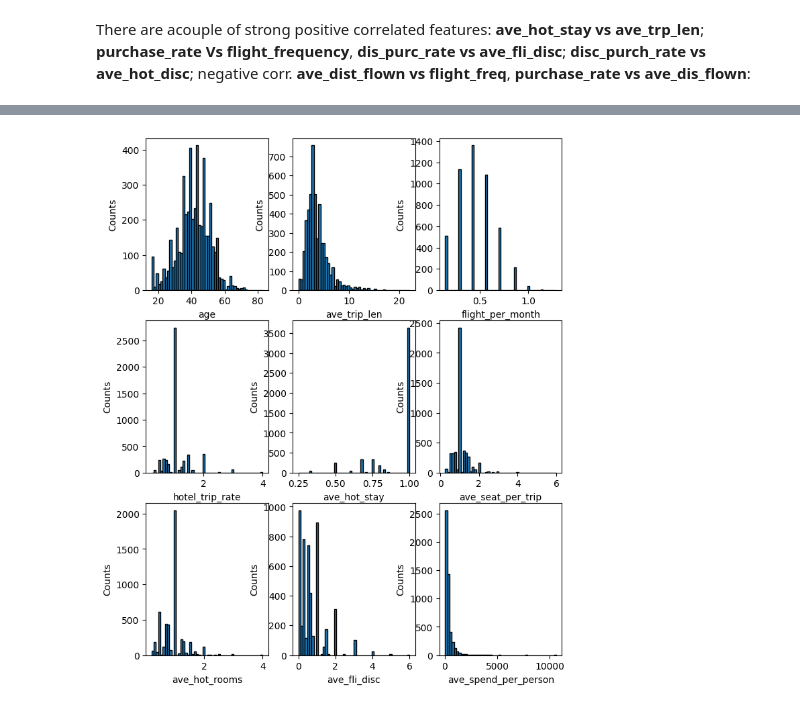
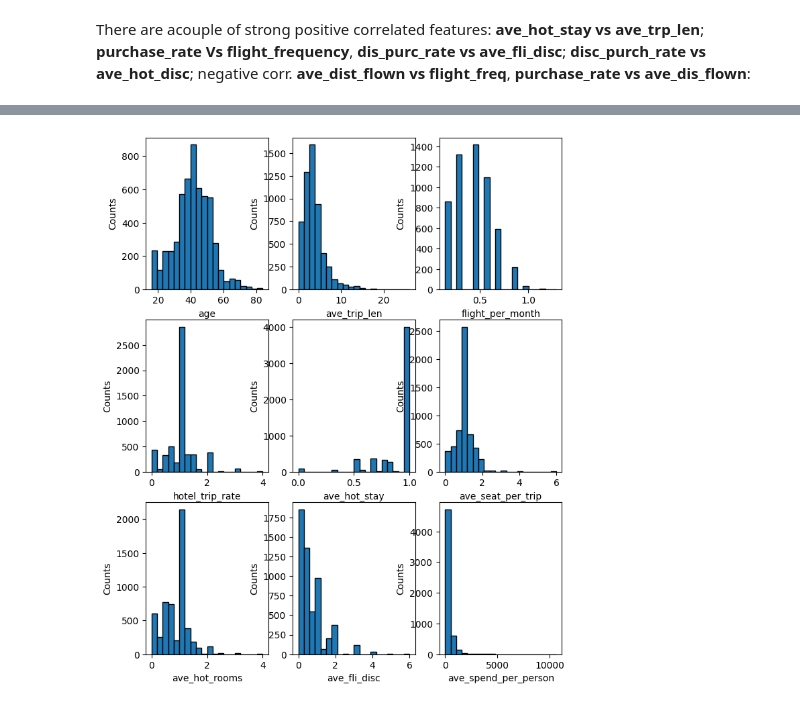
Before and after one commit to derewor/Travel-Tide-project, a Jupyter notebook: TravelTide_project_final.ipynb, the cells around one changed output, grey strips where cells are left out. Cells and saved outputs as stored; diff of their text form; code cells hidden in the pictures.

```diff
--- a/TravelTide_project_final.ipynb
+++ b/TravelTide_project_final.ipynb
@@ -270,7 +298,7 @@ merged_table['ave_price_per_seat'] = np.round(merged_table['sum_fli_spend'] / me
 selected_metrics = merged_table[['user_id','married','has_children','age','ave_trip_len','ave_num_flights','flight_per_month','hotel_trip_rate','ave_hot_stay',
        'ave_seat_per_trip', 'ave_hot_rooms', 'ave_spend','ave_fli_spend', 'ave_fli_disc', 'ave_hot_disc', 'disc_purcha_rate', 'ave_price_per_seat',
        'ave_hot_spend', 'cancellation_rate', 'ave_night_hotel_spend', 'ave_spend_per_person',
-       'ave_dist_flown', 'ave_luggage', 'purchase_rate', 'ave_travel_lead_time']]
+       'ave_dist_flown', 'ave_luggage', 'purchase_rate', 'ave_travel_lead_time','ave_price_per_seat','ave_session_time']]
 # %%
 # The correlation between the individual metrics is important. If strong correlation exists between some metrics, some of them may be dropped
 # without a significant impact on PCA.
@@ -312,7 +340,7 @@ selected_metrics.isna().sum()
 dtype: int64
 # %%
-# due to a zero division, there are NaN values which prevents the downstream process. So, these inf are removed.
-rows_to_remove = selected_metrics[selected_metrics['ave_trip_len'].isnull()]
-metrics_clean = selected_metrics.drop(index=rows_to_remove.index, axis=0)
-metrics_final = metrics_clean.dropna()
-# metrics_final1.info()
+# due to a zero division, there are NaN values which prevents the downstream process. So, these inf are filled with 0
+
+metric_final = selected_metrics.fillna(0)
+metric_final.replace([np.inf, -np.inf], 0)
+metric_final = pd.DataFrame(metric_final)
@@ -494,6 +517,3 @@ metrics_final.loc[:,'children?'] = metrics_final.apply(marital_status, axis=1)
-# %%
-# for PCA analysis only the features are needed. So, the user_id column needs to be droped.
-metric_final = metrics_final.drop(columns=['married'], axis=1)
 # %%
 metric_final.head(5)
 # %% [output]
@@ -528,13 +533,15 @@ selected_columns2 = [col for col in metric_final.columns if col in ['disc_purcha
+# %%
+metric_clean = metric_final.replace([np.inf, -np.inf], 0)
 # %%
 fig, axs = plt.subplots(3, 3, figsize=(8, 10))
 axs = axs.flatten()
 
 for i, col in enumerate(selected_columns):
-  axs[i].hist(metric_final[col], bins=50, edgecolor='black')
+  axs[i].hist(metric_clean[col], bins=20, edgecolor='black')
   axs[i].set_xlabel(col)
   axs[i].set_ylabel('Counts')
 # %% [output]
-[figure, old version]
+[figure, new version]
 # %%
 fig, axs = plt.subplots(3, 3, figsize=(8, 10))
 axs = axs.flatten()
```
Also changed, not shown: parts of 71 cells of this notebook.
